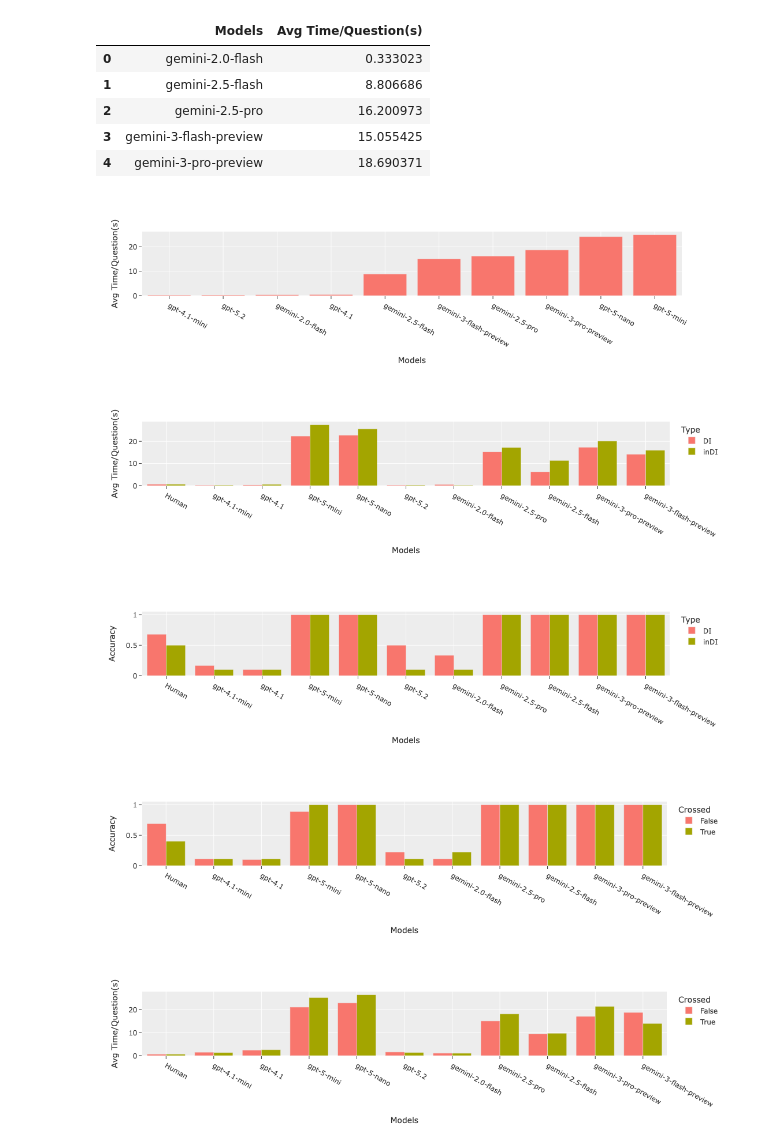
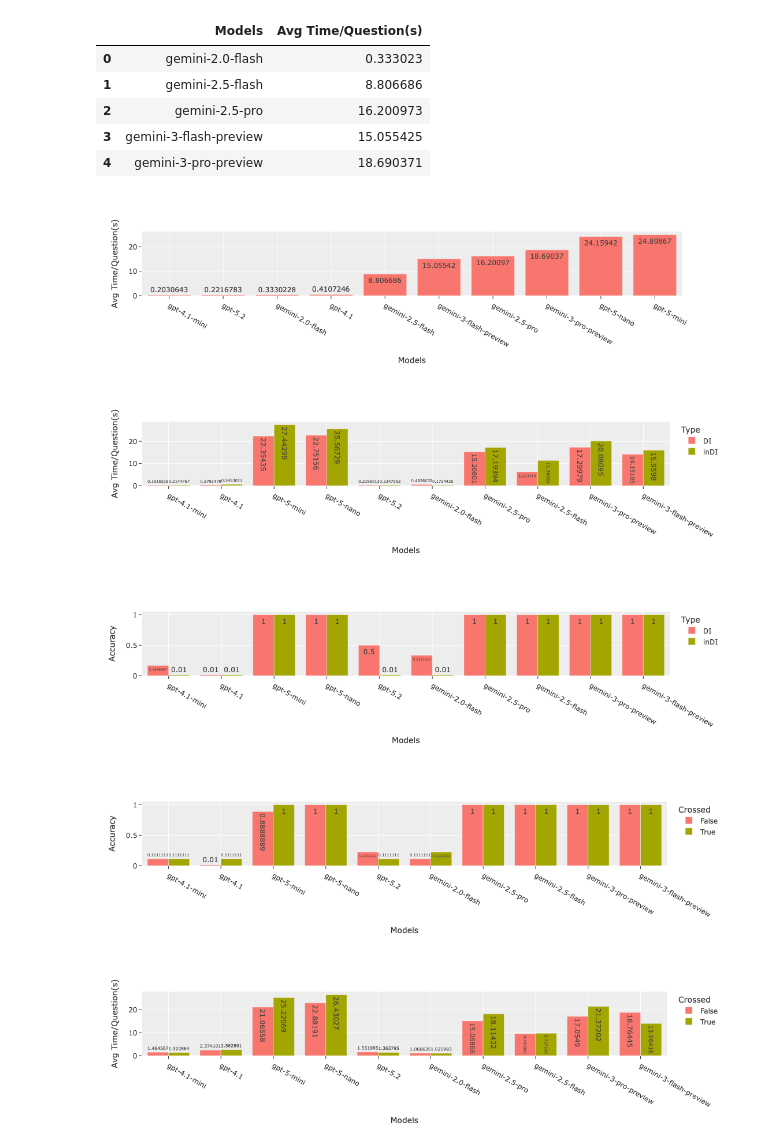
Before and after one commit to bahramiramazan/graphmapping, a Jupyter notebook: plots.ipynb, the cells around one changed output. Saved outputs shown, nothing was run; the diff lists cells and outputs as text; code cells hidden in the pictures.

```diff
--- a/plots.ipynb
+++ b/plots.ipynb
@@ -5,7 +9,6 @@ from main import *
 # %%
-_,_,no_of_edges_acc_all,no_of_nodes_acc_all=eval_answer()
-direct_indirect_all,Crossed_not_crossed_all,_,_=eval_answer()
-_,_,no_of_edges_acc_all_,no_of_nodes_acc_all_=eval_answer(flag=True)
+direct_indirect_all,Crossed_not_crossed_all,no_of_edges_acc_all,no_of_nodes_acc_all=eval_answer()
+direct_indirect_all_s2,Crossed_not_crossed_all_s2,no_of_edges_acc_all_s2,no_of_nodes_acc_all_s2=eval_answer(flag=True)
 # %% [output]
 questions_records[k] dict_keys(['original', 'v2'])
 ##############################
@@ -31,11 +33,12 @@ len(direct_indirect_all)
 # %%
 import pandas as pd
 data = {
-  "Models":['Human','Human']+ [t[0] for t in direct_indirect_all],
-  "Type": ['DI','inDI']+ [t[1] for t in direct_indirect_all],
- "Accuracy":[0.68,0.5]+  [t[-2] for t in direct_indirect_all],
- "Avg Time/Question(s)":[0.6,0.6]+  [t[-1] for t in direct_indirect_all],
+  "Models": [t[0] for t in direct_indirect_all],
+  "Type":  [t[1] for t in direct_indirect_all],
+ "Accuracy":  [t[-2] for t in direct_indirect_all],
+ "Avg Time/Question(s)": [t[-1] for t in direct_indirect_all],
 
 }
 #load data into a DataFrame object:
 df_direct_indirect_all = pd.DataFrame(data)
+df_direct_indirect_all.head()
@@ -133,55 +162,55 @@ import plotly.express as px
 template='ggplot2'
 df = df_direct_indirect_all_duration.sort_values("Avg Time/Question(s)")
 fig = px.bar(df, x="Models", y="Avg Time/Question(s)",
-              barmode='group',template=template,text_auto=False,
+              barmode='group',template=template,text_auto=True,
              height=300)
 fig.show()
 fig.write_image("images/duration.png")
 # %% [output]
-[figure, old version]
+[figure, new version]
 # %%
 import plotly.express as px
 template='ggplot2'
 df = df_direct_indirect_all
 fig = px.bar(df, x="Models", y="Avg Time/Question(s)",
-             color='Type', barmode='group',template=template,text_auto=False,
+             color='Type', barmode='group',template=template,text_auto=True,
              height=300)
 fig.show()
 fig.write_image("images/duration_di_indi.png")
 # %% [output]
-[figure, old version]
+[figure, new version]
 # %%
 import plotly.express as px
 template='ggplot2'
 df = df_direct_indirect_all
 fig = px.bar(df, x="Models", y="Accuracy",
-             color='Type', barmode='group',template=template,text_auto=False,
+             color='Type', barmode='group',template=template,text_auto=True,
              height=300)
 fig.show()
 fig.write_image("images/di_indi.png")
 # %% [output]
-[figure, old version]
+[figure, new version]
 # %%
 import plotly.express as px
 df = df_Crossed_not_crossed_all
 fig = px.bar(df, x="Models", y="Accuracy",
-             color='Crossed', barmode='group',template=template,text_auto=False,
+             color='Crossed', barmode='group',template=template,text_auto=True,
              height=300)
 fig.show()
 fig.write_image("images/crossed.png")
 # %% [output]
-[figure, old version]
+[figure, new version]
 # %%
 import plotly.express as px
 template='ggplot2'
 df = df_Crossed_not_crossed_all
 fig = px.bar(df, x="Models", y="Avg Time/Question(s)",
-             color='Crossed', barmode='group',template=template,text_auto=False,
+             color='Crossed', barmode='group',template=template,text_auto=True,
              height=300)
 fig.show()
 fig.write_image("images/duration_crossed.png")
 # %% [output]
-[figure, old version]
+[figure, new version]
 # %%
 import plotly.express as px
 df = df_no_of_nodes_acc_all_
```
Also changed, not shown: parts of 16 cells of this notebook, 33 other files.
